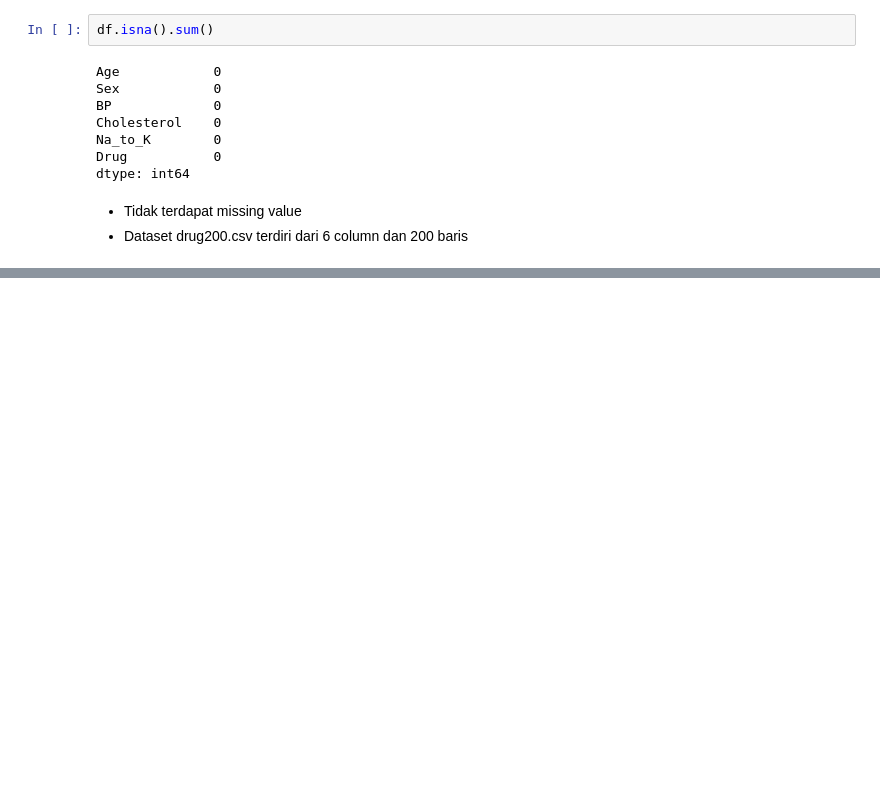
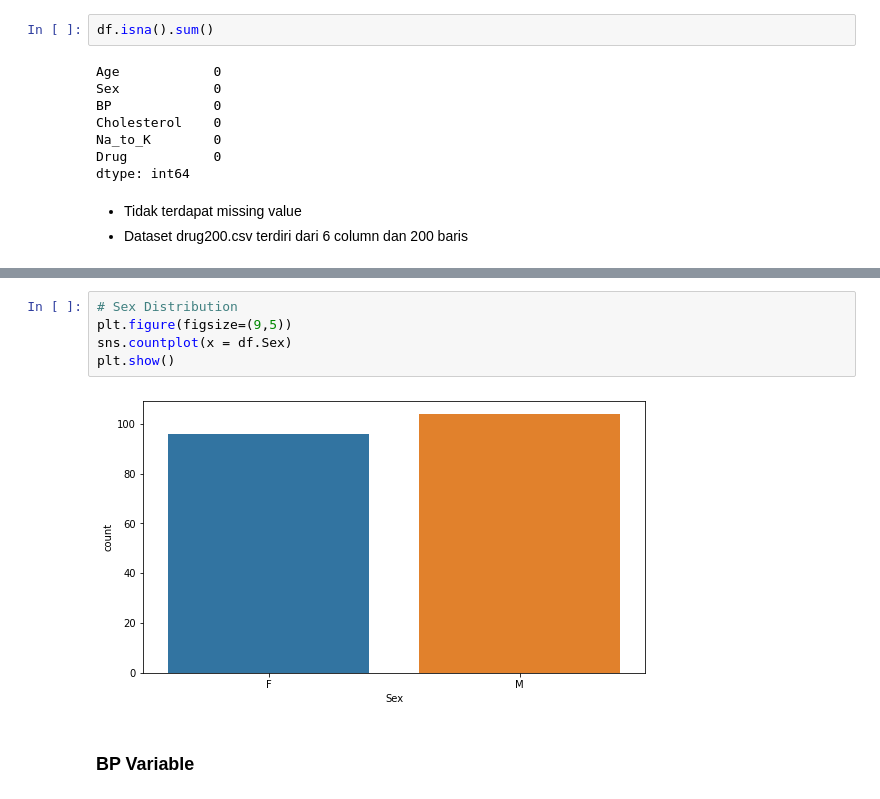
Before and after one commit to elhafizh/ai-drug-prediction, a Jupyter notebook: drug-classification.ipynb, the cells around one changed output, grey strips where cells are left out. Cells and saved outputs as stored; diff of their text form; blank space fills up the shorter version.

```diff
--- a/drug-classification.ipynb
+++ b/drug-classification.ipynb
@@ -52,0 +100,9 @@ dtype: int64
+# %%
+# Sex Distribution
+plt.figure(figsize=(9,5))
+sns.countplot(x = df.Sex)
+plt.show()
+# %% [output]
+[figure, added]
+# %% [markdown]
+### BP Variable
```
Also changed, not shown: parts of 22 cells of this notebook.
